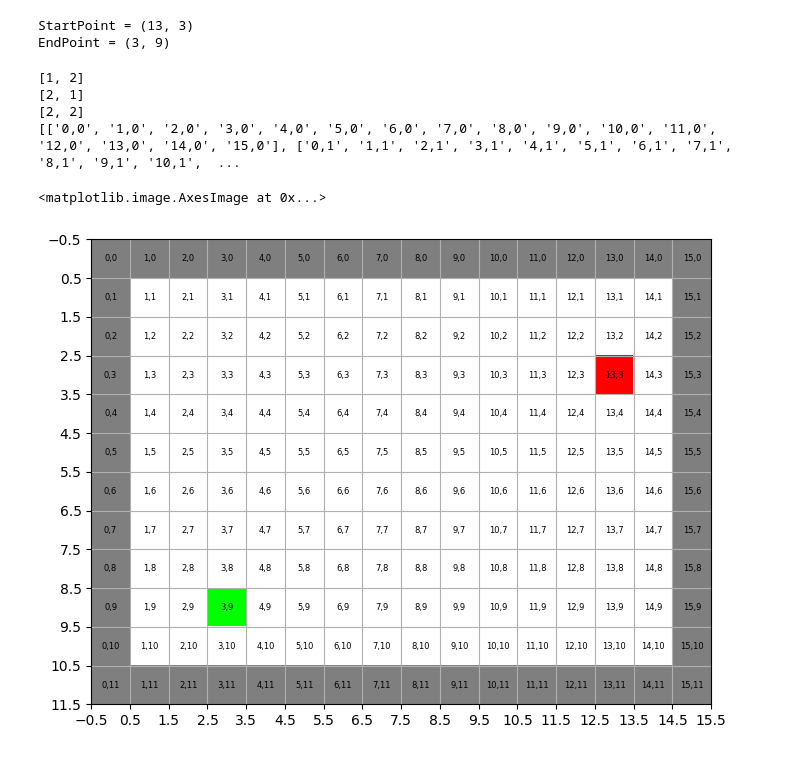
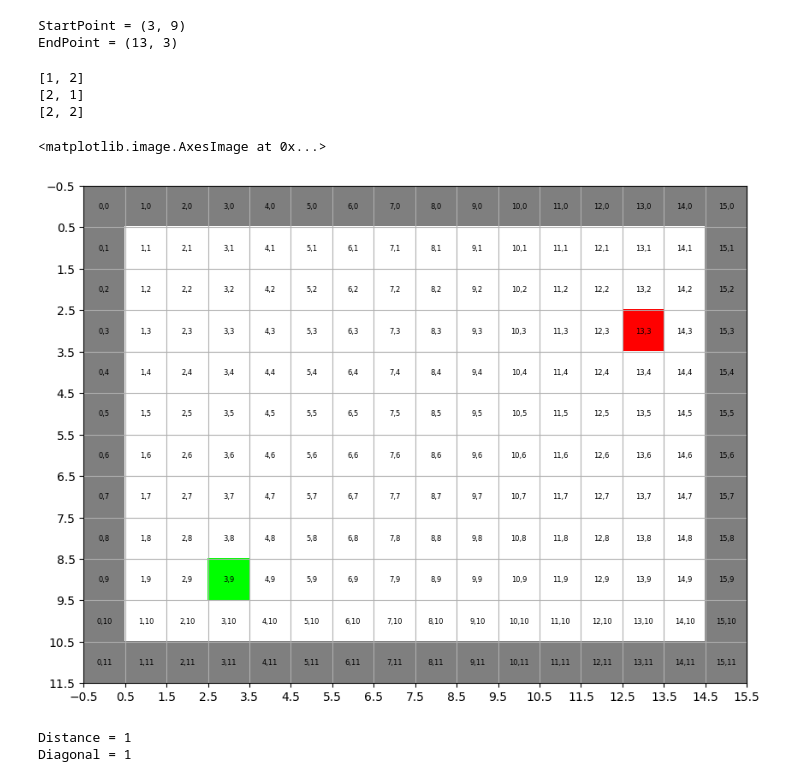
Before and after one commit to lukzimmermann/Algorithms, a Jupyter notebook: SearchBase/SearchBase.ipynb, the cells around one changed output. Saved outputs shown, nothing was run; the diff lists cells and outputs as text; code cells hidden in the pictures.

```diff
--- a/SearchBase/SearchBase.ipynb
+++ b/SearchBase/SearchBase.ipynb
@@ -17,13 +17,12 @@ def getPointByColor(r, g, b, image):
                y = idi
     return x, y
 # %%
-startPoint = getPointByColor(255, 0, 0, img)
-endPoint = getPointByColor(0, 255, 0, img)
-print(f'StartPoint = {startPoint}')
-print(f'EndPoint = {endPoint}')
+startPoint = getPointByColor(0, 255, 0, img)
+endPoint = getPointByColor(255, 0, 0, img)
+print(f'StartPoint = {startPoint}\nEndPoint = {endPoint}')
 # %% [output]
-StartPoint = (13, 3)
-EndPoint = (3, 9)
+StartPoint = (3, 9)
+EndPoint = (13, 3)
 # %%
 def isWall(x, y, image):
     if image[y][x][0] < 128 and image[y][x][1] < 128 and image[y][x][2] < 128: return True
@@ -45,34 +47,32 @@ nextPoints = getNextPoints(1,1, img)
 
 for i in nextPoints:
     print(i)
 
 
 numbers = []
 for i in range(img.shape[0]):
     number = []
     for j in range(img.shape[1]):
         number.append(f'{j},{i}')
     numbers.append(number)
     number = []
 
-print(numbers)
 
 x_ticks = np.arange(-0.5, img.shape[1]+0.5, 1)
 y_ticks = np.arange(-0.5, img.shape[0]+0.5, 1)
 
 plt.xticks(x_ticks)
 plt.yticks(y_ticks)
 plt.grid()
 
 for (j,i),label in np.ndenumerate(numbers):
     plt.text(i,j,label,ha='center',va='center',fontsize=6)
-plt.rcParams['figure.figsize'] = [8, 8]
+plt.rcParams['figure.figsize'] = [10, 10]
 
 plt.imshow(img)
 # %% [output]
 [1, 2]
 [2, 1]
 [2, 2]
-[['0,0', '1,0', '2,0', '3,0', '4,0', '5,0', '6,0', '7,0', '8,0', '9,0', '10,0', '11,0', '12,0', '13,0', '14,0', '15,0'], ['0,1', '1,1', '2,1', '3,1', '4,1', '5,1', '6,1', '7,1', '8,1', '9,1', '10,1',  ...
 <matplotlib.image.AxesImage at 0x...>
-[figure, old version]
+[figure, new version]
@@ -78,0 +95,21 @@ plt.imshow(img)
+# %%
+nextPoints = getNextPoints(startPoint[0], startPoint[1], img)
+distance = 1
+distanceDiagonal = np.sqrt(distance**2 + distance**2)
+print(f'Distance = {distance}\nDiagonal = {distanceDiagonal}')
+
+pointList = []
+
+for point in nextPoints:
+    dist = 0
+    if point[0] != startPoint[0] and point[1] != startPoint[1]:
+        dist = round(distanceDiagonal,1)
+    else:
+        dist = distance
+
+    distanceToTarget = getDistance(point[0], point[1], endPoint[0], endPoint[1])
+    costs[point[0]][point[1]] = dist
+    pointList.append(Point(point[0], point[1], dist, True, distanceToTarget))
+# %% [output]
+Distance = 1
+Diagonal = 1
```
Also changed, not shown: parts of 5 cells of this notebook.
